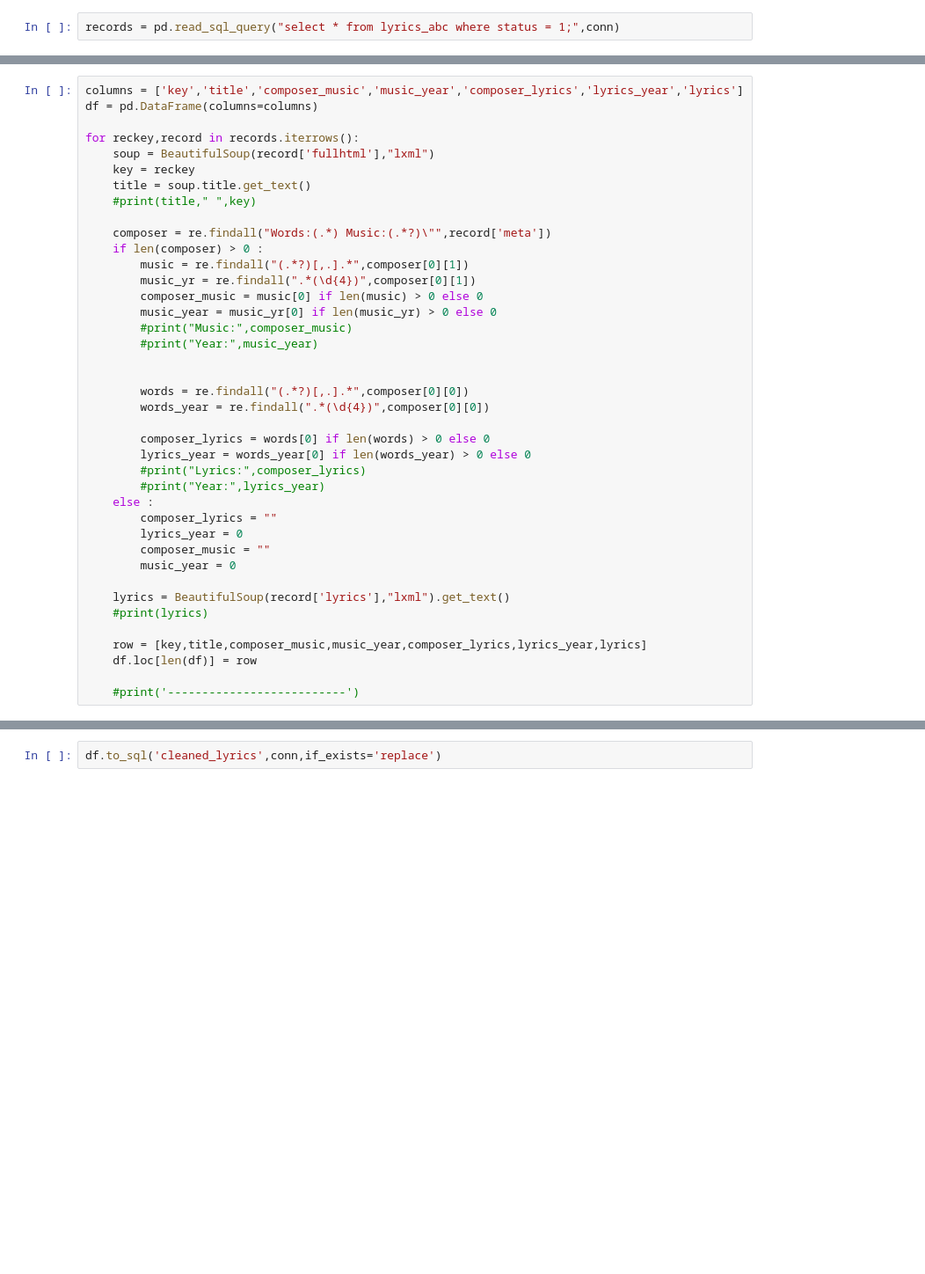
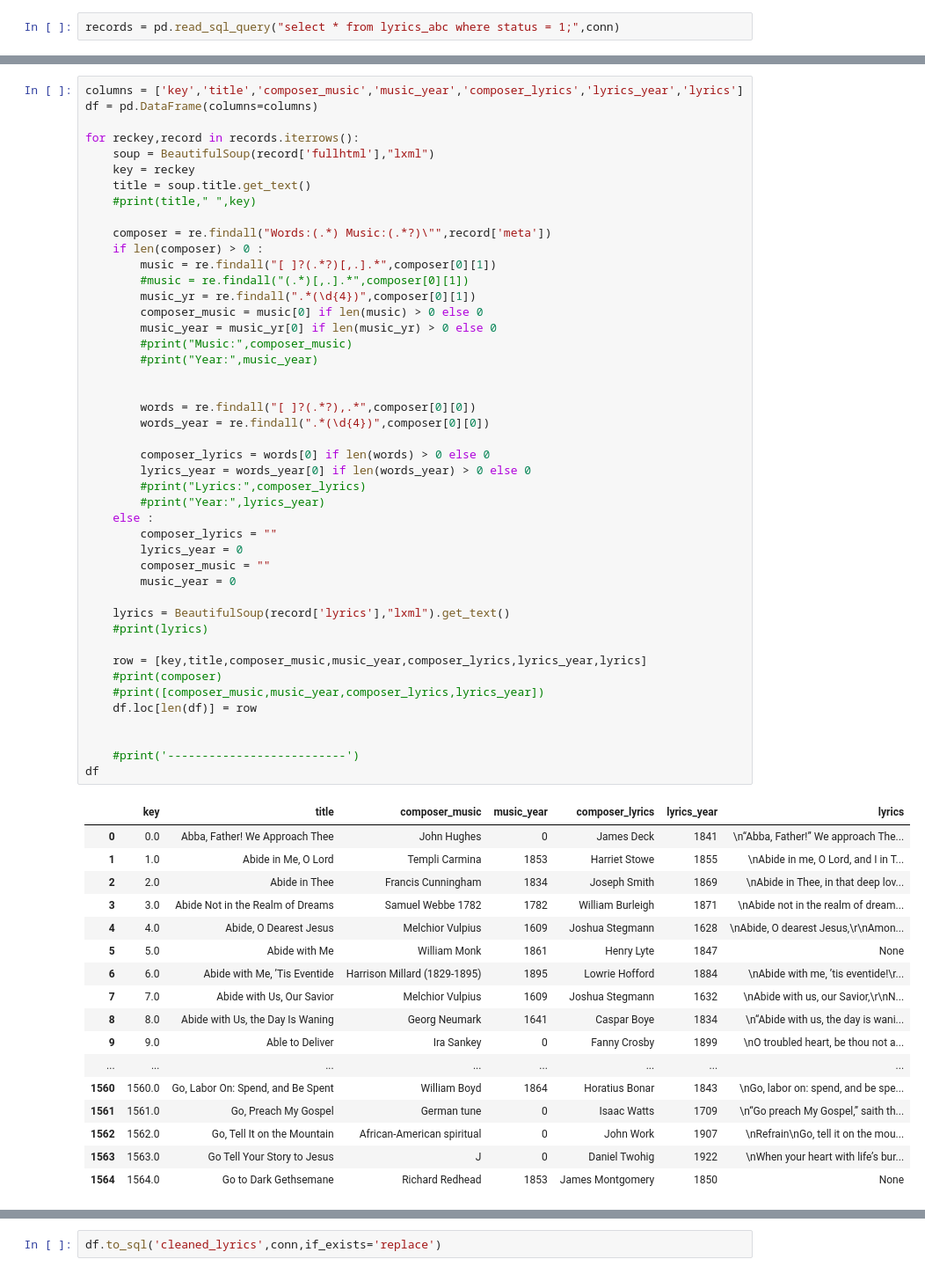
Before and after one commit to chenjennhaur/lyrics, a Jupyter notebook: LyricsAnalytics.ipynb, the cells around one changed output, grey strips where cells are left out. Shown at 88% size. Drawn from its saved outputs; the diff is of its cells as text; blank space fills up the shorter version.

```diff
--- a/LyricsAnalytics.ipynb
+++ b/LyricsAnalytics.ipynb
@@ -31,32 +32,55 @@ for reckey,record in records.iterrows():
     #print(title," ",key)
 
     composer = re.findall("Words:(.*) Music:(.*?)\"",record['meta'])
     if len(composer) > 0 :
-        music = re.findall("(.*?)[,.].*",composer[0][1])
+        music = re.findall("[ ]?(.*?)[,.].*",composer[0][1])
+        #music = re.findall("(.*)[,.].*",composer[0][1])
         music_yr = re.findall(".*(\d{4})",composer[0][1])
         composer_music = music[0] if len(music) > 0 else 0
         music_year = music_yr[0] if len(music_yr) > 0 else 0
         #print("Music:",composer_music)
         #print("Year:",music_year)
 
 
-        words = re.findall("(.*?)[,.].*",composer[0][0])
+        words = re.findall("[ ]?(.*?),.*",composer[0][0])
         words_year = re.findall(".*(\d{4})",composer[0][0])
 
         composer_lyrics = words[0] if len(words) > 0 else 0
         lyrics_year = words_year[0] if len(words_year) > 0 else 0
         #print("Lyrics:",composer_lyrics)
         #print("Year:",lyrics_year)
     else :
         composer_lyrics = ""
         lyrics_year = 0
         composer_music = ""
         music_year = 0
 
     lyrics = BeautifulSoup(record['lyrics'],"lxml").get_text()
     #print(lyrics)
 
     row = [key,title,composer_music,music_year,composer_lyrics,lyrics_year,lyrics]
+    #print(composer)
+    #print([composer_music,music_year,composer_lyrics,lyrics_year])
     df.loc[len(df)] = row
 
+
     #print('--------------------------')
+df
+# %% [output]
+|  | key | title | composer_music | music_year | composer_lyrics | lyrics_year | lyrics |
+| 0 | 0.0 | Abba, Father! We Approach Thee | John Hughes | 0 | James Deck | 1841 | \n“Abba, Father!” We approach The... |
+| 1 | 1.0 | Abide in Me, O Lord | Templi Carmina | 1853 | Harriet Stowe | 1855 | \nAbide in me, O Lord, and I in T... |
+| 2 | 2.0 | Abide in Thee | Francis Cunningham | 1834 | Joseph Smith | 1869 | \nAbide in Thee, in that deep lov... |
+| 3 | 3.0 | Abide Not in the Realm of Dreams | Samuel Webbe 1782 | 1782 | William Burleigh | 1871 | \nAbide not in the realm of dream... |
+| 4 | 4.0 | Abide, O Dearest Jesus | Melchior Vulpius | 1609 | Joshua Stegmann | 1628 | \nAbide, O dearest Jesus,\r\nAmon... |
+| 5 | 5.0 | Abide with Me | William Monk | 1861 | Henry Lyte | 1847 | None |
+| 6 | 6.0 | Abide with Me, ’Tis Eventide | Harrison Millard (1829-1895) | 1895 | Lowrie Hofford | 1884 | \nAbide with me, ’tis eventide!\r... |
+| 7 | 7.0 | Abide with Us, Our Savior | Melchior Vulpius | 1609 | Joshua Stegmann | 1632 | \nAbide with us, our Savior,\r\nN... |
+| 8 | 8.0 | Abide with Us, the Day Is Waning | Georg Neumark | 1641 | Caspar Boye | 1834 | \n“Abide with us, the day is wani... |
+| 9 | 9.0 | Able to Deliver | Ira Sankey | 0 | Fanny Crosby | 1899 | \nO troubled heart, be thou not a... |
+| ... | ... | ... | ... | ... | ... | ... | ... |
+| 1560 | 1560.0 | Go, Labor On: Spend, and Be Spent | William Boyd | 1864 | Horatius Bonar | 1843 | \nGo, labor on: spend, and be spe... |
+| 1561 | 1561.0 | Go, Preach My Gospel | German tune | 0 | Isaac Watts | 1709 | \n“Go preach My Gospel,” saith th... |
+| 1562 | 1562.0 | Go, Tell It on the Mountain | African-American spiritual | 0 | John Work | 1907 | \nRefrain\nGo, tell it on the mou... |
+| 1563 | 1563.0 | Go Tell Your Story to Jesus | J | 0 | Daniel Twohig | 1922 | \nWhen your heart with life’s bur... |
+| 1564 | 1564.0 | Go to Dark Gethsemane | Richard Redhead | 1853 | James Montgomery | 1850 | None |
```
Also changed, not shown: parts of 8 cells of this notebook, 1 other file.
